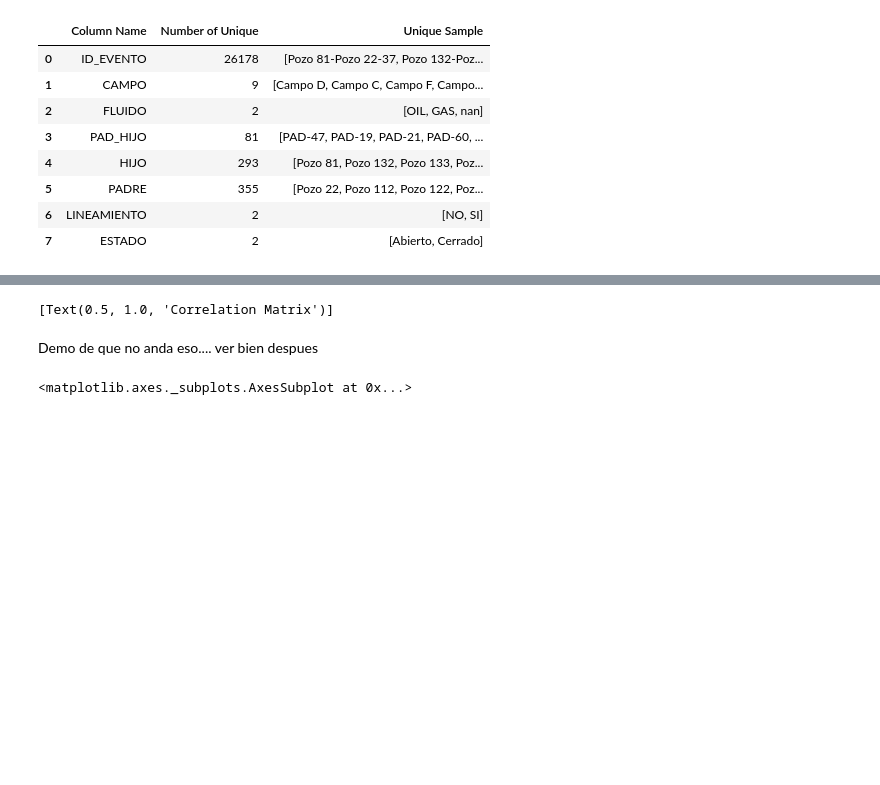
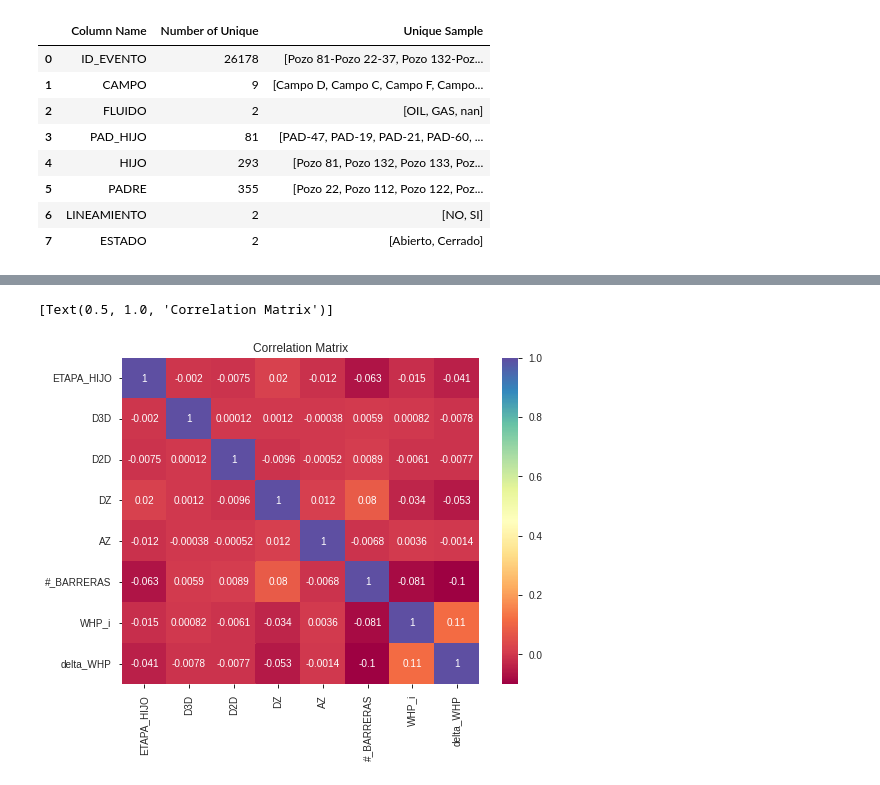
Before and after one commit to GerardoToso/Competencia-FSadosky-e-YPF-, a Jupyter notebook: 01_Analisis_exploratorio_de_datos.ipynb, the cells around one changed output, grey strips where cells are left out. Saved outputs shown, nothing was run; the diff lists cells and outputs as text; code cells hidden in the pictures; blank space fills up the shorter version.

```diff
--- a/01_Analisis_exploratorio_de_datos.ipynb
+++ b/01_Analisis_exploratorio_de_datos.ipynb
@@ -186,16 +250,8 @@ tabel_unique
 # %%
 #Correlacion de los datos
 corr = df.corr()
-plt.figure(figsize=(7,5))
+plt.figure(figsize=(8,6))
 sns.heatmap(data=corr, annot=True, cmap='Spectral').set(title="Correlation Matrix")
 # %% [output]
 [Text(0.5, 1.0, 'Correlation Matrix')]
+[figure, added]
-# %% [markdown]
-Demo de que no anda eso.... ver bien despues
-# %%
-# City development index discriminado por target
-
-plt.figure(figsize=(12, 5))
-sns.kdeplot(data=df, x="WHP_i",cut = 0,palette='Set1')
-# %% [output]
-<matplotlib.axes._subplots.AxesSubplot at 0x...>
```
Also changed, not shown: parts of 18 cells of this notebook.
